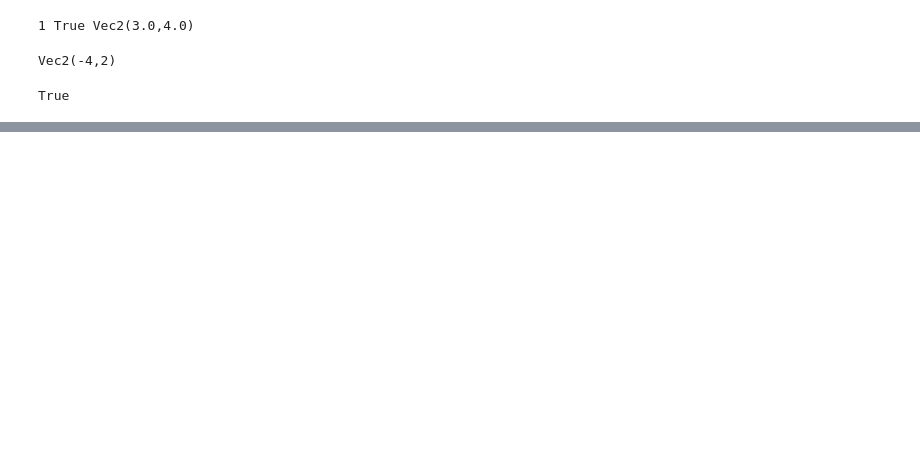
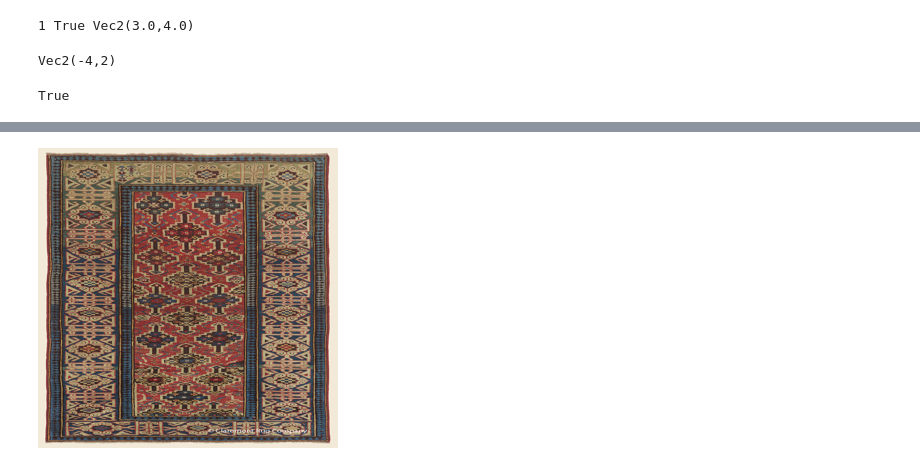
Before and after one commit to MuayThaiLegz/mathemeticsDevelopment, a Jupyter notebook: practiceFolder/CodeAlongWithSix.ipynb, the cells around one changed output, grey strips where cells are left out. Saved outputs shown, nothing was run; the diff lists cells and outputs as text; code cells hidden in the pictures; blank space fills up the shorter version.

```diff
--- a/practiceFolder/CodeAlongWithSix.ipynb
+++ b/practiceFolder/CodeAlongWithSix.ipynb
@@ -175,0 +368,4 @@ class CarForSale():
+# %%
+ImageVector("Kuba_R.jpg")
+# %% [output]
+[figure, added]
```
Also changed, not shown: parts of 25 cells of this notebook, 1 other file.
